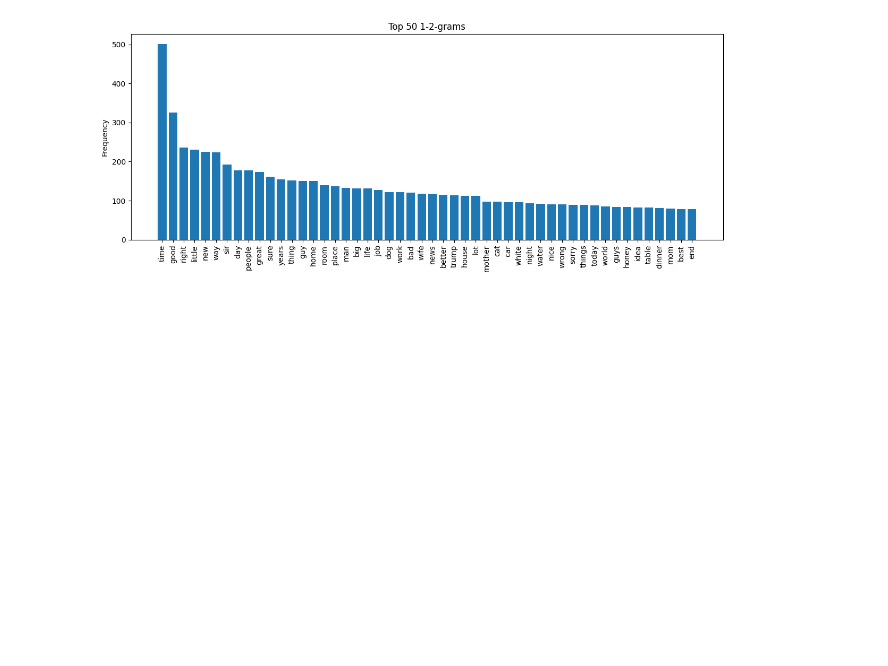
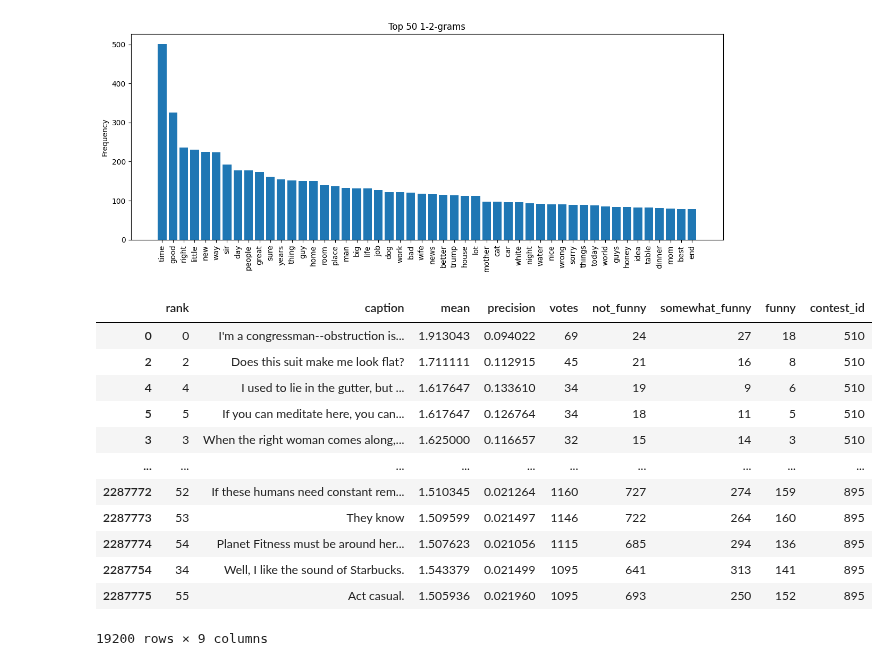
Before and after one commit to epfl-ada/ada-2025-project-data_dinosaur, a Jupyter notebook: load_csv.ipynb, the cells around one changed output. Drawn from its saved outputs; the diff is of its cells as text; code cells hidden in the pictures; blank space fills up the shorter version.

```diff
--- a/load_csv.ipynb
+++ b/load_csv.ipynb
@@ -228,3 +258,19 @@ top_vocab, top_counts = top_terms(vocab, counts)
 plot_top_terms(top_vocab, top_counts)
 # %% [output]
 [figure]
+# %%
+top_captions
+# %% [output]
+|  | rank | caption | mean | precision | votes | not_funny | somewhat_funny | funny | contest_id |
+| 0 | 0 | I'm a congressman--obstruction is... | 1.913043 | 0.094022 | 69 | 24 | 27 | 18 | 510 |
+| 2 | 2 | Does this suit make me look flat? | 1.711111 | 0.112915 | 45 | 21 | 16 | 8 | 510 |
+| 4 | 4 | I used to lie in the gutter, but ... | 1.617647 | 0.133610 | 34 | 19 | 9 | 6 | 510 |
+| 5 | 5 | If you can meditate here, you can... | 1.617647 | 0.126764 | 34 | 18 | 11 | 5 | 510 |
+| 3 | 3 | When the right woman comes along,... | 1.625000 | 0.116657 | 32 | 15 | 14 | 3 | 510 |
+| ... | ... | ... | ... | ... | ... | ... | ... | ... | ... |
+| 2287772 | 52 | If these humans need constant rem... | 1.510345 | 0.021264 | 1160 | 727 | 274 | 159 | 895 |
+| 2287773 | 53 | They know | 1.509599 | 0.021497 | 1146 | 722 | 264 | 160 | 895 |
+| 2287774 | 54 | Planet Fitness must be around her... | 1.507623 | 0.021056 | 1115 | 685 | 294 | 136 | 895 |
+| 2287754 | 34 | Well, I like the sound of Starbucks. | 1.543379 | 0.021499 | 1095 | 641 | 313 | 141 | 895 |
+| 2287775 | 55 | Act casual. | 1.505936 | 0.021960 | 1095 | 693 | 250 | 152 | 895 |
+19200 rows × 9 columns
```
Also changed, not shown: parts of 6 cells of this notebook.
